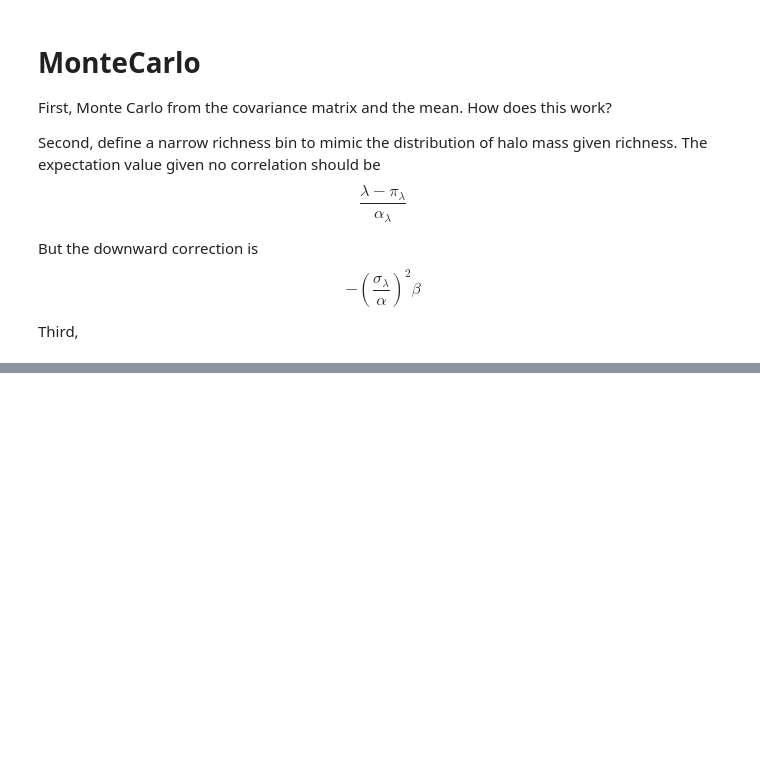
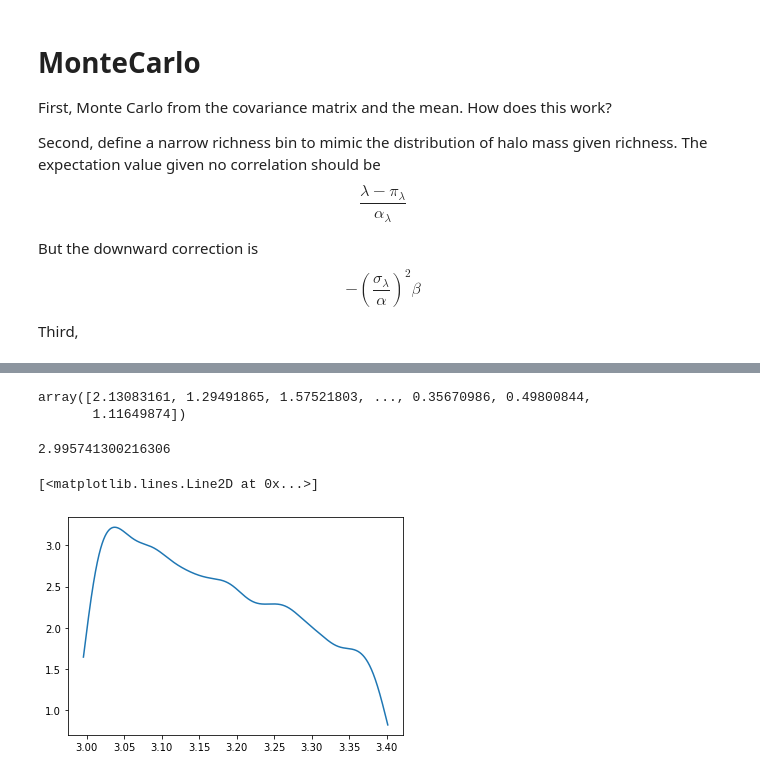
Before and after one commit to zchvsre/des_spt_selection, a Jupyter notebook: heidicode/three_variable_monte_carlo_integral.ipynb, the cells around one changed output, grey strips where cells are left out. Drawn from its saved outputs; the diff is of its cells as text; code cells hidden in the pictures; blank space fills up the shorter version.

```diff
--- a/heidicode/three_variable_monte_carlo_integral.ipynb
+++ b/heidicode/three_variable_monte_carlo_integral.ipynb
@@ -55,0 +80,19 @@ lam_array, SZ_array, diff_array, count_array = mco.MC_calculate_mean_Mwl_given_l
+# %%
+mco.lnlam
+# %% [output]
+array([2.13083161, 1.29491865, 1.57521803, ..., 0.35670986, 0.49800844,
+       1.11649874])
+# %%
+np.ma.masked_outside(mco.lnlam,np.log(20),np.log(30)).compressed().min()
+# %% [output]
+2.995741300216306
+# %%
+data_cropped = np.ma.masked_outside(mco.lnlam,np.log(20),np.log(30)).compressed()
+# %%
+testkde = sp.stats.gaussian_kde(data_cropped)
+# %%
+plt.plot(np.linspace(np.log(20), np.log(30), 10000),
+         testkde.evaluate(np.linspace(np.log(20), np.log(30), 10000)))
+# %% [output]
+[<matplotlib.lines.Line2D at 0x...>]
+[figure, added]
```
Also changed, not shown: parts of 32 cells of this notebook, 1 other file.
